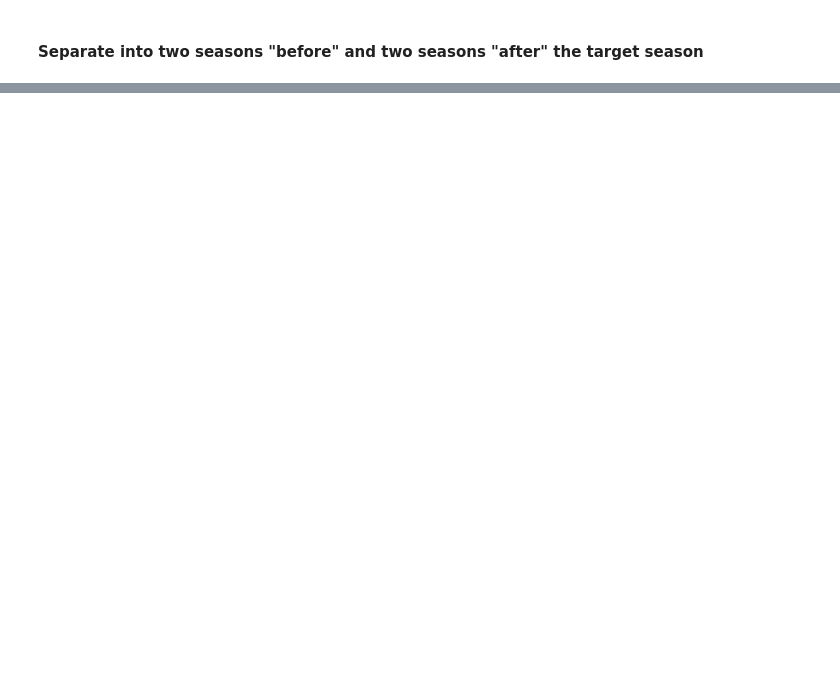
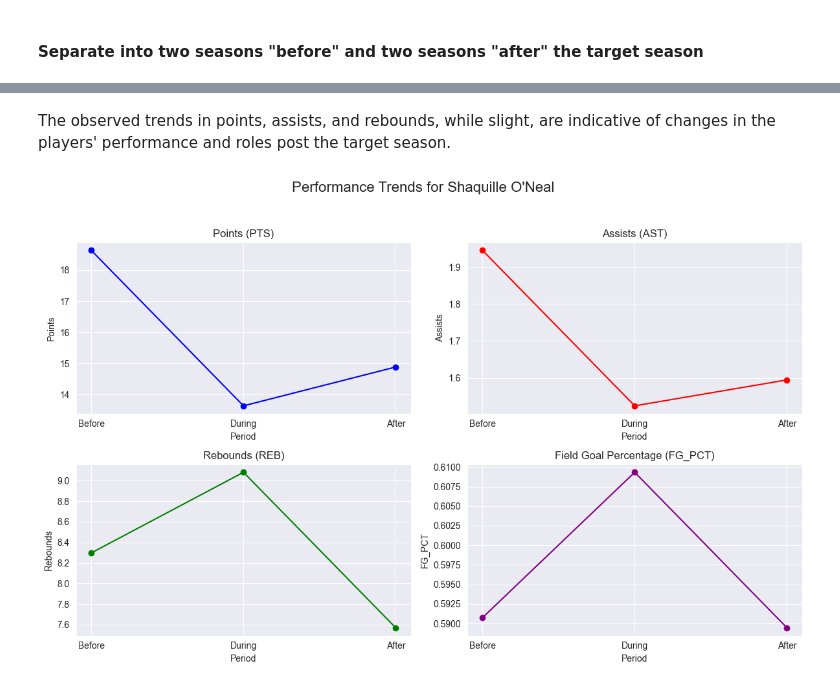
Before and after one commit to ChuanCheLin/NBA-Height-and-Weight-Analysis, a Jupyter notebook: offCourtImpactAnalysis.ipynb, the cells around one changed output, grey strips where cells are left out. Cells and saved outputs as stored; diff of their text form; code cells hidden in the pictures; blank space fills up the shorter version.

Commit message:
Analyze for two seasons before and after the target season

```diff
--- a/offCourtImpactAnalysis.ipynb
+++ b/offCourtImpactAnalysis.ipynb
@@ -145,0 +224,37 @@ reference: https://www.complex.com/sports/a/aaron-mansfield/heres-how-gilbert-ar
+# %% [markdown]
+The observed trends in points, assists, and rebounds, while slight, are indicative of changes in the players' performance and roles post the target season.
+# %%
+# Function to plot performance trends for each player
+def plot_performance_trends(player, summary_df):
+    fig, axes = plt.subplots(2, 2, figsize=(12, 8))
+    fig.suptitle(f'Performance Trends for {player}', fontsize=16)
+
+    # Points (PTS) Trend
+    axes[0, 0].plot(summary_df['Period'], summary_df['PTS'], marker='o', color='b')
+    axes[0, 0].set_title('Points (PTS)')
+    axes[0, 0].set_xlabel('Period')
+    axes[0, 0].set_ylabel('Points')
+
+    # Assists (AST) Trend
+    axes[0, 1].plot(summary_df['Period'], summary_df['AST'], marker='o', color='r')
+    axes[0, 1].set_title('Assists (AST)')
+    axes[0, 1].set_xlabel('Period')
+    axes[0, 1].set_ylabel('Assists')
+
+    # Rebounds (REB) Trend
+    axes[1, 0].plot(summary_df['Period'], summary_df['REB'], marker='o', color='g')
+    axes[1, 0].set_title('Rebounds (REB)')
+    axes[1, 0].set_xlabel('Period')
+    axes[1, 0].set_ylabel('Rebounds')
+
+    # Field Goal Percentage (FG_PCT) Trend
+    axes[1, 1].plot(summary_df['Period'], summary_df['FG_PCT'], marker='o', color='purple')
+    axes[1, 1].set_title('Field Goal Percentage (FG_PCT)')
+    axes[1, 1].set_xlabel('Period')
+    axes[1, 1].set_ylabel('FG_PCT')
+
+    plt.tight_layout(rect=(0, 0.03, 1, 0.95))
+# %%
+plot_performance_trends("Shaquille O'Neal", player_performance_summaries["Shaquille O'Neal"])
+# %% [output]
+[figure, added]
```
Also changed, not shown: parts of 13 cells of this notebook.
